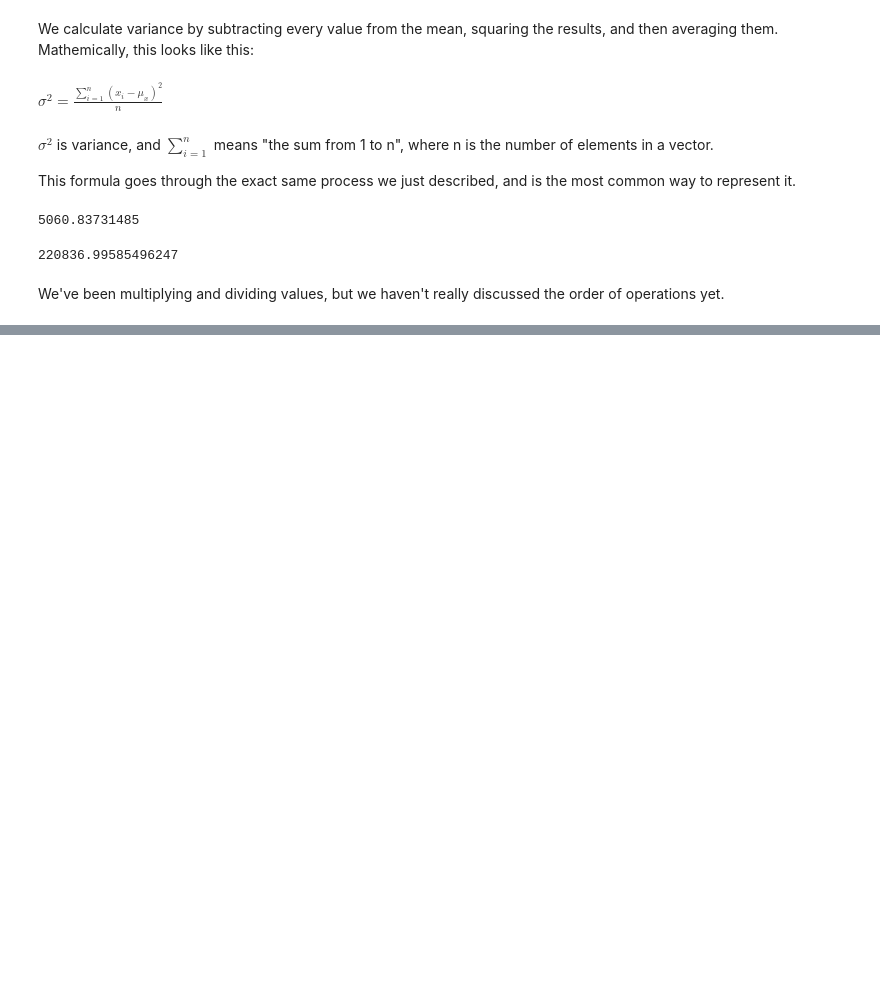
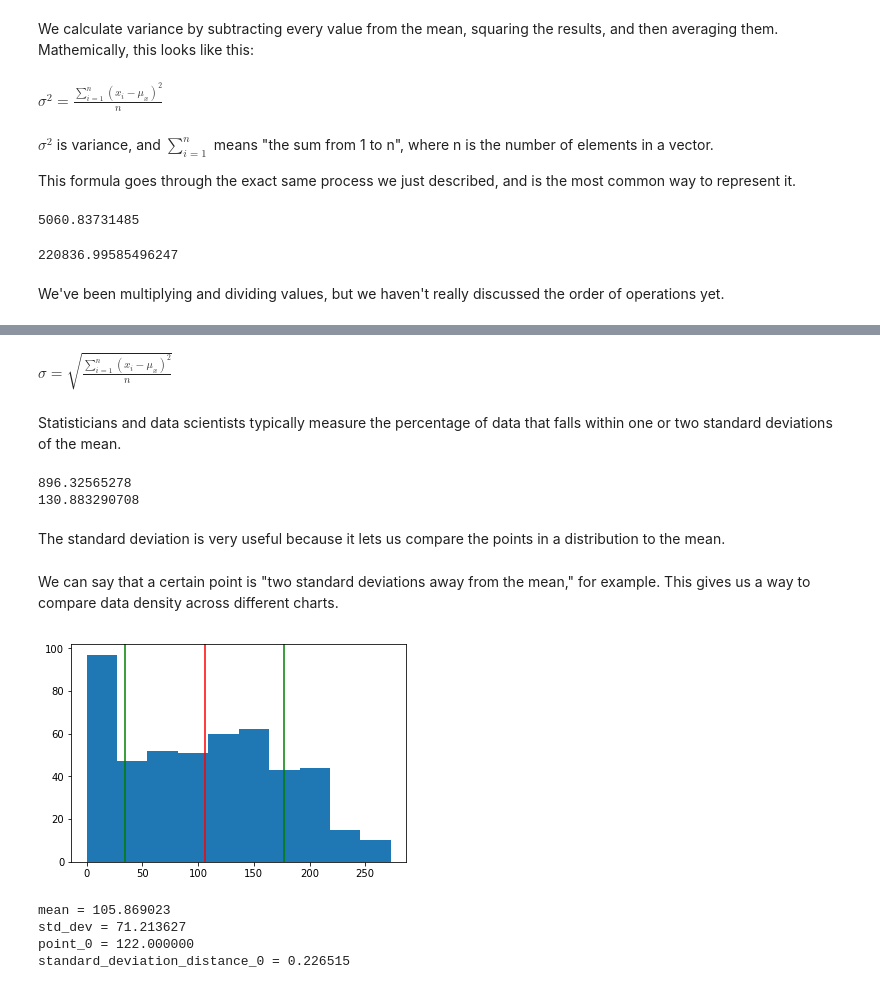
Before and after one commit to Morrowind1983/Dataquest-study-notes, a Jupyter notebook: 05 Probability and Statistics/01 Probability and Statistics in Python Beginner/Standard Deviation and Correlation.ipynb, the cells around one changed output, grey strips where cells are left out. Cells and saved outputs as stored; diff of their text form; code cells hidden in the pictures; blank space fills up the shorter version.

Commit message:
Update Standard Deviation and Correlation

```diff
--- a/05 Probability and Statistics/01 Probability and Statistics in Python Beginner/Standard Deviation and Correlation.ipynb
+++ b/05 Probability and Statistics/01 Probability and Statistics in Python Beginner/Standard Deviation and Correlation.ipynb
@@ -138,0 +251,68 @@ We've been multiplying and dividing values, but we haven't really discussed the
+# %% [markdown]
+$\sigma = \sqrt{\frac{\displaystyle\sum_{i=1}^{n}(x_i - \mu _x)^2} {n}}$
+# %% [markdown]
+Statisticians and data scientists typically measure the percentage of data that falls within one or two standard deviations of the mean.
+# %%
+# Write a function that calculates the standard deviation of a given column in the nba_stats data.
+def calc_column_deviation(column):
+    mean = column.mean()
+    variance = 0
+    for p in column:
+        difference = p - mean
+        square_difference = difference ** 2
+        variance += square_difference
+    variance = variance / len(column)
+    return variance ** (1/2)
+
+# Use the new function to calculate the standard deviation of the minutes played column ("mp").
+# Assign the results to mp_dev.
+mp_dev = calc_column_deviation(nba_stats["mp"])
+print(mp_dev)
+
+# Use the function to calculate the standard deviation of the assists column ("ast").
+# Assign the results to ast_dev.
+ast_dev = calc_column_deviation(nba_stats["ast"])
+print(ast_dev)
+# %% [output]
+896.32565278
+130.883290708
+# %% [markdown]
+The standard deviation is very useful because it lets us compare the points in a distribution to the mean.
+# %% [markdown]
+We can say that a certain point is "two standard deviations away from the mean," for example. This gives us a way to compare data density across different charts.
+# %%
+plt.hist(nba_stats["pf"])
+
+mean = nba_stats["pf"].mean()
+plt.axvline(mean, color="r")
+
+# We can calculate standard deviation by using the std() method on a pandas series.
+std_dev = nba_stats["pf"].std()
+
+# Plot a line one standard deviation below the mean.
+plt.axvline(mean - std_dev, color="g")
+
+# Plot a line one standard deviation above the mean.
+plt.axvline(mean + std_dev, color="g")
+
+# We can see how many of the data points fall within one standard deviation of the mean.
+# The more that fall into this range, the more dense the data is.
+plt.show()
+
+# We can calculate how many standard deviations a data point is from the mean by doing some subtraction and division.
+# First, we find the total distance by subtracting the mean.
+total_distance = nba_stats["pf"][0] - mean
+
+# Then we divide by standard deviation to find how many standard deviations away the point is.
+standard_deviation_distance = total_distance / std_dev
+
+print("mean = %f"%mean)
+print("std_dev = %f"%std_dev)
+print("point_0 = %f"%nba_stats["pf"][0])
+print("standard_deviation_distance_0 = %f"%standard_deviation_distance)
+# %% [output]
+[figure, added]
+mean = 105.869023
+std_dev = 71.213627
+point_0 = 122.000000
+standard_deviation_distance_0 = 0.226515
```
Also changed, not shown: parts of 62 cells of this notebook.
